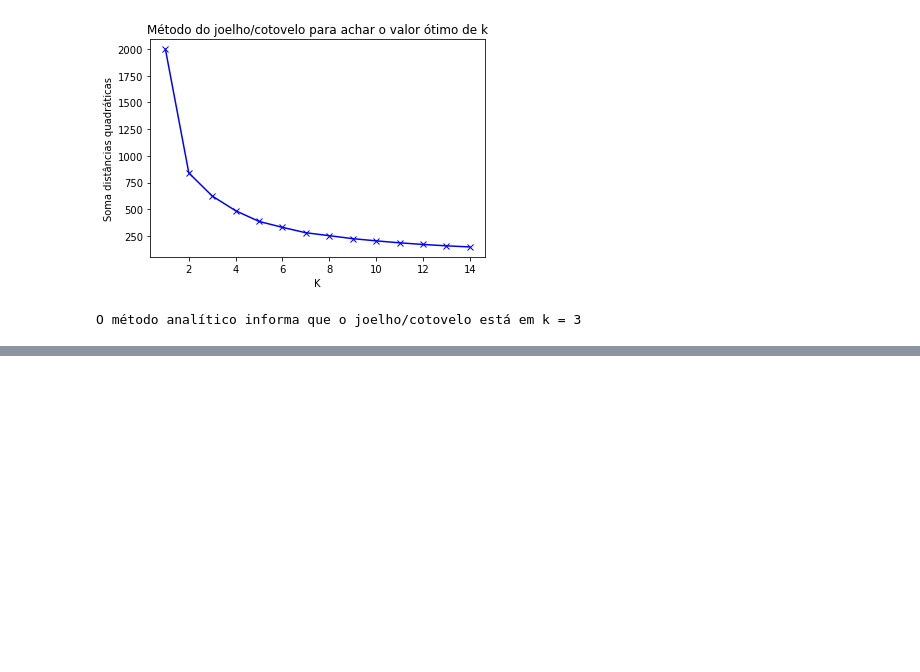
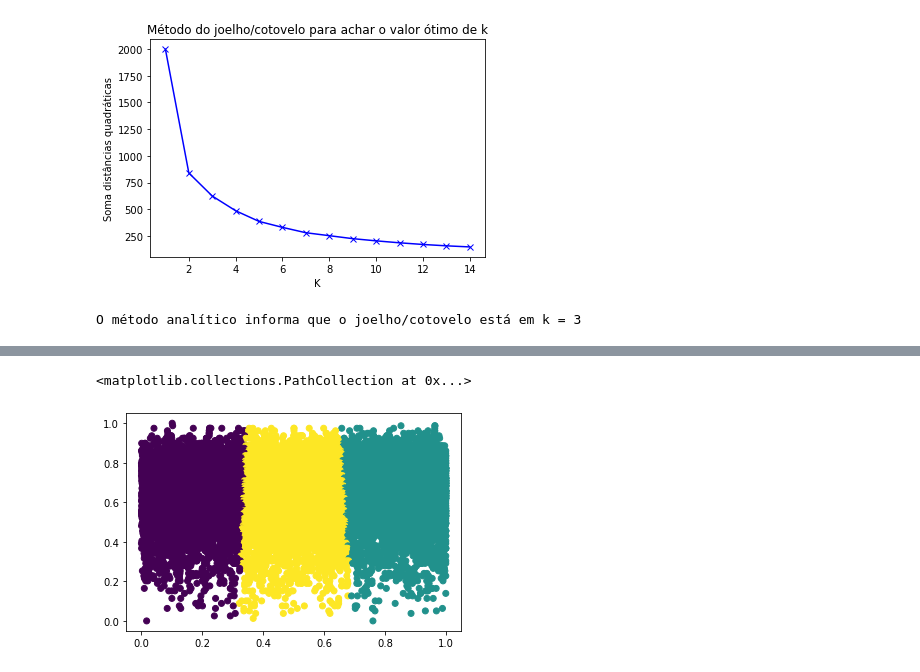
Before and after one commit to LPestana18/Projeto-Games, a Jupyter notebook: gamesia/gamesIA.ipynb, the cells around one changed output, grey strips where cells are left out. Cells and saved outputs as stored; diff of their text form; code cells hidden in the pictures; blank space fills up the shorter version.

Commit message:
KMeans

```diff
--- a/gamesia/gamesIA.ipynb
+++ b/gamesia/gamesIA.ipynb
@@ -624,0 +635,10 @@ O método analítico informa que o joelho/cotovelo está em k = 3
+# %%
+k = kl.elbow
+km = KMeans(n_clusters=k, random_state=12)
+km = km.fit(transformed_data)
+
+predictions = km.predict(transformed_data)
+plt.scatter(transformed_data[:, 0], transformed_data[:, 1], c=predictions, cmap='viridis')
+# %% [output]
+<matplotlib.collections.PathCollection at 0x...>
+[figure, added]
```
Also changed, not shown: parts of 2 cells of this notebook.
